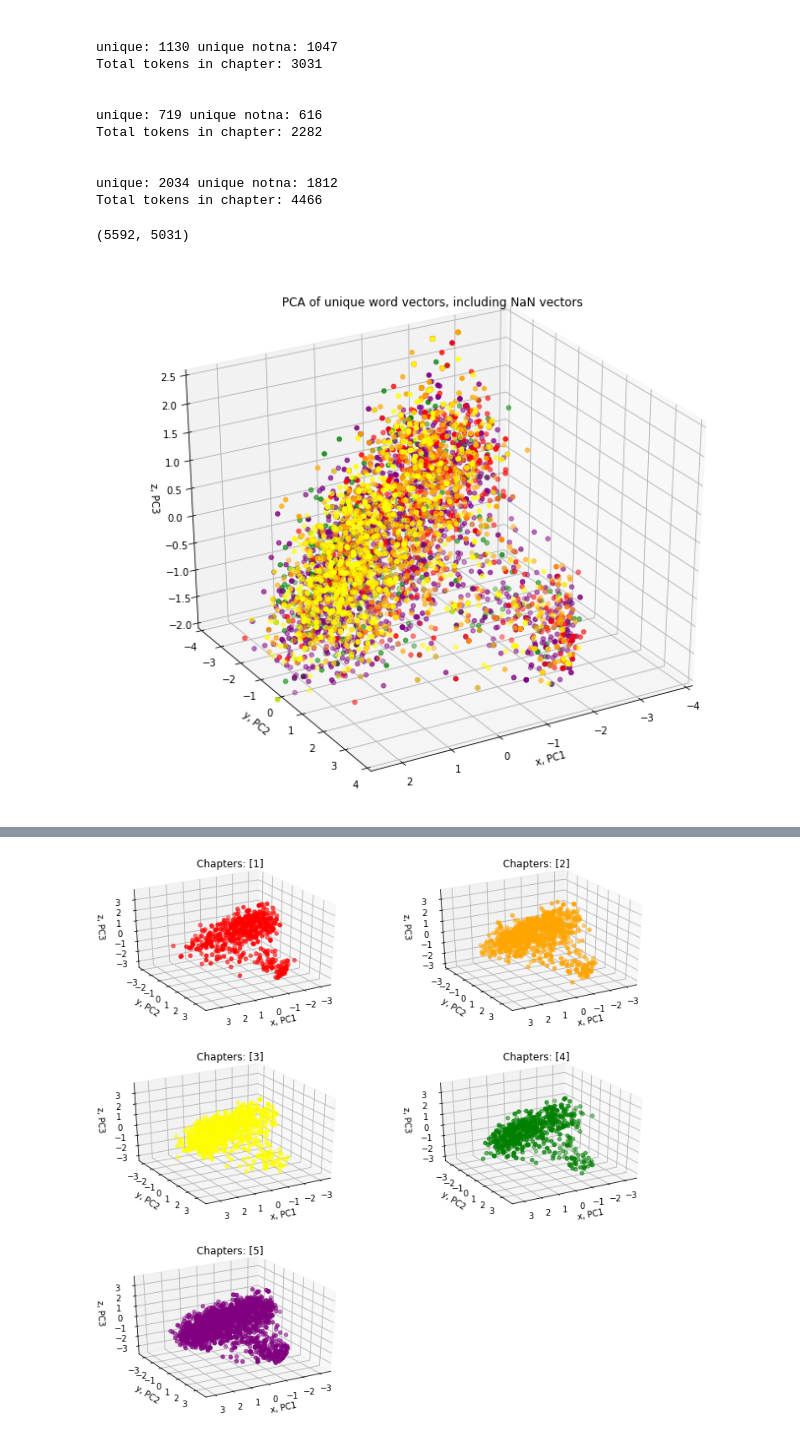
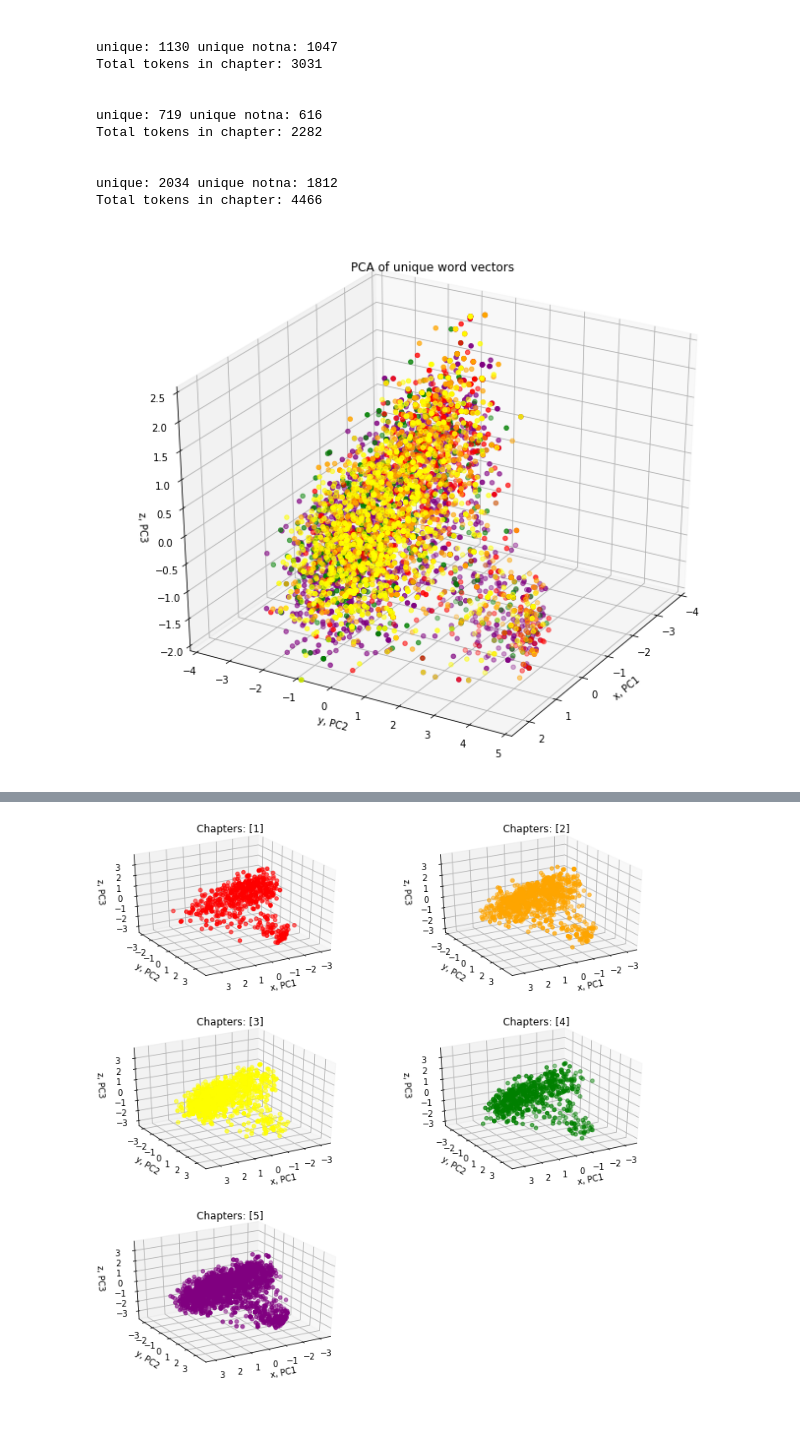
Before and after one commit to ssrosa/dsc-4-final-project-online-ds-pt-100118, a Jupyter notebook: student.ipynb, the cells around one changed output, grey strips where cells are left out. Drawn from its saved outputs; the diff is of its cells as text; code cells hidden in the pictures.

```diff
--- a/student.ipynb
+++ b/student.ipynb
@@ -451,11 +451,7 @@ wv_df1.shape[0], wv_df2.shape[0], wv_df3.shape[0], wv_df4.shape[0], wv_df5.shape
 # %% [output]
 (2220, 3031, 3013, 2272, 4437)
 # %%
-wv_df = wv_df1[['token', 'vector', 'label']].append([wv_df2[['token', 'vector', 'label']],
-                                                 wv_df3[['token', 'vector', 'label']],
-                                                 wv_df4[['token', 'vector', 'label']],
-                                                 wv_df5[['token', 'vector', 'label']]
-                                                ])
+wv_df = wv_df1.append([wv_df2, wv_df3, wv_df4, wv_df5])
 byword_pca = do_pca(wv_df)
 # %%
 #Plot PCA of word vectors together
@@ -532,13 +542,12 @@ unique_notna_pca = do_pca(unique_notna)
-# %%
-#How many empty vectors are there? About 500.
-unique_pca.shape[0], unique_notna_pca.shape[0]
-# %% [output]
-(5592, 5031)
+# %%
+#PCA for unique vectors, excluding empty vectors
+unique_notna = uniq1_notna.append([uniq2_notna, uniq3_notna, uniq4_notna, uniq5_notna])
+unique_notna_pca = do_pca(unique_notna)
 # %%
-#Plot PCA of  unique word vectors together. Includes NA vectors
+#Plot PCA of  unique word vectors together. Excludes NA vectors
 plot_list = [{1: 'red', 2: 'orange', 3: 'yellow', 4: 'green', 5: 'purple'}]
-xyz = (-4, 2.5, -4, 4, -2, 2.5)
-plot_pca(unique_pca, plot_list, xyz = xyz, figsize = (12,10),
-         title = 'PCA of unique word vectors, including NaN vectors')
+xyz = (-4, 2.5, -4, 5, -2, 2.5)
+plot_pca(unique_notna_pca, plot_list, xyz = xyz, azim = 30, figsize = (12,10),
+         title = 'PCA of unique word vectors')
 # %% [output]
-[figure, old version]
+[figure, new version]
```
Also changed, not shown: parts of 31 cells of this notebook.
